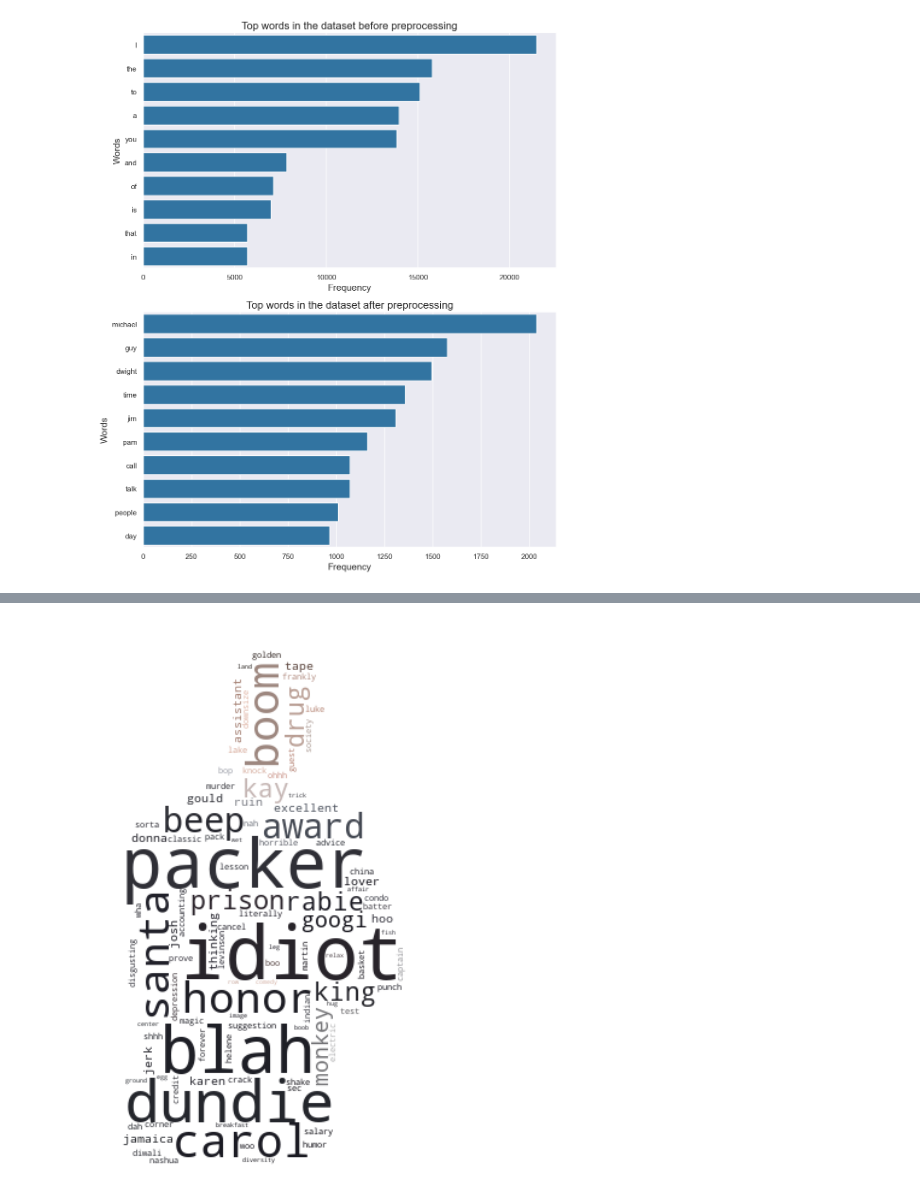
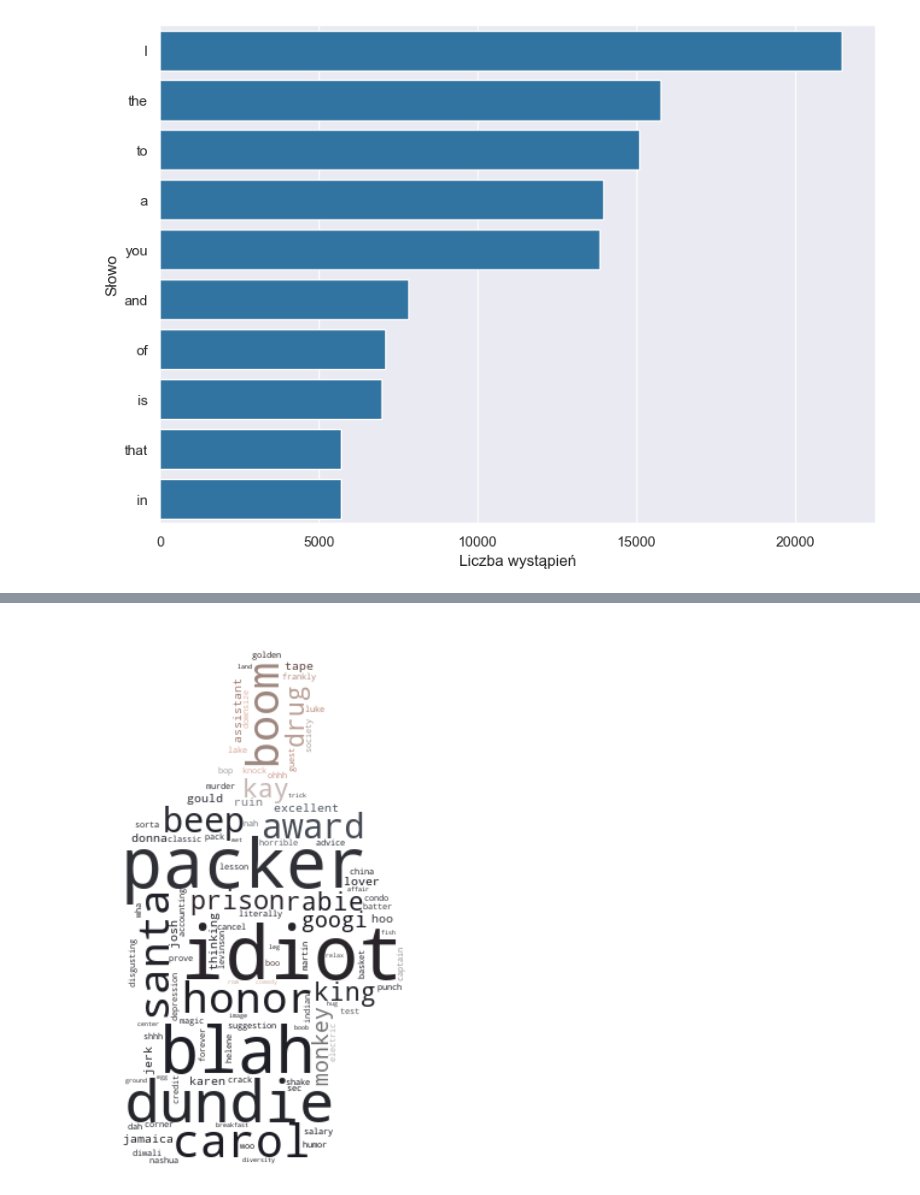
Before and after one commit to golecalicja/thats-what-she-said, a Jupyter notebook: tfidf_wordclouds.ipynb, the cells around one changed output, grey strips where cells are left out. Cells and saved outputs as stored; diff of their text form; code cells hidden in the pictures.

```diff
--- a/tfidf_wordclouds.ipynb
+++ b/tfidf_wordclouds.ipynb
@@ -110,26 +168,17 @@ def get_top_n_words(text, n_words=10):
     top_words = [word[0] for word in word_counts.most_common(n_words)]
     return top_words
 # %%
-fig, (ax1, ax2) = plt.subplots(nrows=2, figsize=(10, 12))
+# fig, (ax1, ax2) = plt.subplots(nrows=2, figsize=(10, 12))
+plt.figure(figsize=(10, 7))
 
 all_lines = ' '.join(df['line'])
 top_words = get_top_n_words(all_lines)
 counts = [all_lines.split().count(word) for word in top_words]
 
-sns.barplot(x=counts, y=top_words, ax=ax1)
-ax1.set_title('Top words in the dataset before preprocessing', fontsize=16)
-ax1.set_xlabel('Frequency', fontsize=14)
-ax1.set_ylabel('Words', fontsize=14)
-
-all_lines = ' '.join(df['line_preprocessed'])
-top_words = get_top_n_words(all_lines)
-counts = [all_lines.split().count(word) for word in top_words]
-
-sns.barplot(x=counts, y=top_words, ax=ax2)
-ax2.set_title('Top words in the dataset after preprocessing', fontsize=16)
-ax2.set_xlabel('Frequency', fontsize=14)
-ax2.set_ylabel('Words', fontsize=14)
-plt.tight_layout()
-plt.show()
+sns.barplot(x=counts, y=top_words)
+# ax1.set_title('Top words in the dataset before preprocessing', fontsize=16)
+plt.xlabel('Liczba wystąpień', fontsize=12)
+plt.ylabel('Słowo', fontsize=12)
+plt.savefig('plots/top_slowa_przed.pdf')
 # %% [output]
-[figure, old version]
+[figure, new version]
```
Also changed, not shown: parts of 18 cells of this notebook, 1 other file.
